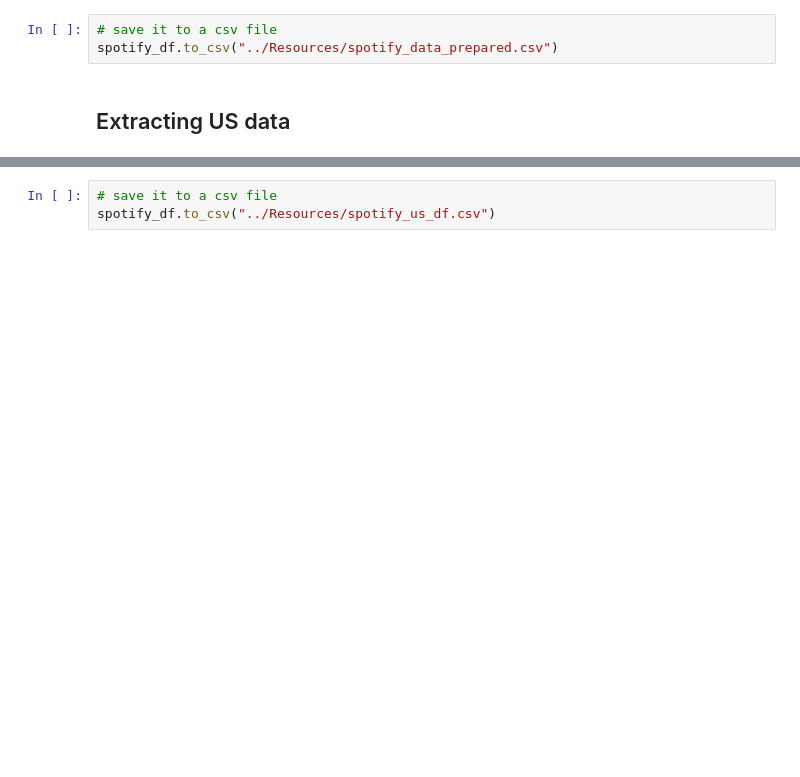
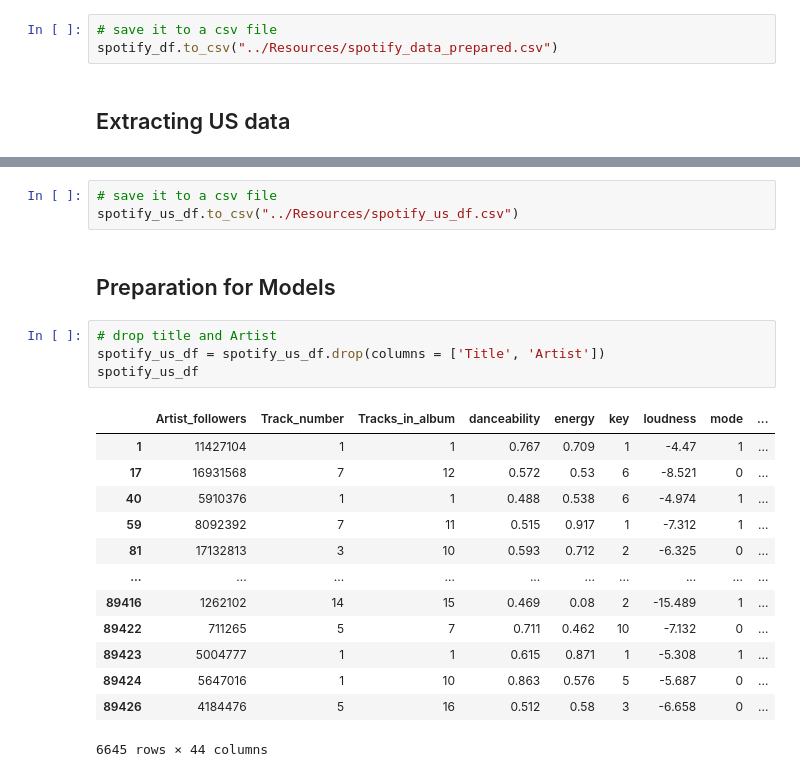
Before and after one commit to AndrewRBader/CU-Fintech_Project-2, a Jupyter notebook: Halam/compiled_notebook.ipynb, the cells around one changed output, grey strips where cells are left out. Saved outputs shown, nothing was run; the diff lists cells and outputs as text; blank space fills up the shorter version.

Commit message:
compiling up to models

```diff
--- a/Halam/compiled_notebook.ipynb
+++ b/Halam/compiled_notebook.ipynb
@@ -54,3 +60,23 @@ spotify_us_df.head()
 # %%
 # save it to a csv file
-spotify_df.to_csv("../Resources/spotify_us_df.csv")
+spotify_us_df.to_csv("../Resources/spotify_us_df.csv")
+# %% [markdown]
+## Preparation for Models
+# %%
+# drop title and Artist
+spotify_us_df = spotify_us_df.drop(columns = ['Title', 'Artist'])
+spotify_us_df
+# %% [output]
+|  | Artist_followers | Track_number | Tracks_in_album | danceability | energy | key | loudness | mode | ... |
+| 1 | 11427104 | 1 | 1 | 0.767 | 0.709 | 1 | -4.47 | 1 | ... |
+| 17 | 16931568 | 7 | 12 | 0.572 | 0.53 | 6 | -8.521 | 0 | ... |
+| 40 | 5910376 | 1 | 1 | 0.488 | 0.538 | 6 | -4.974 | 1 | ... |
+| 59 | 8092392 | 7 | 11 | 0.515 | 0.917 | 1 | -7.312 | 1 | ... |
+| 81 | 17132813 | 3 | 10 | 0.593 | 0.712 | 2 | -6.325 | 0 | ... |
+| ... | ... | ... | ... | ... | ... | ... | ... | ... | ... |
+| 89416 | 1262102 | 14 | 15 | 0.469 | 0.08 | 2 | -15.489 | 1 | ... |
+| 89422 | 711265 | 5 | 7 | 0.711 | 0.462 | 10 | -7.132 | 0 | ... |
+| 89423 | 5004777 | 1 | 1 | 0.615 | 0.871 | 1 | -5.308 | 1 | ... |
+| 89424 | 5647016 | 1 | 10 | 0.863 | 0.576 | 5 | -5.687 | 0 | ... |
+| 89426 | 4184476 | 5 | 16 | 0.512 | 0.58 | 3 | -6.658 | 0 | ... |
+6645 rows × 44 columns
```
Also changed, not shown: parts of 20 cells of this notebook, 2 other files.
